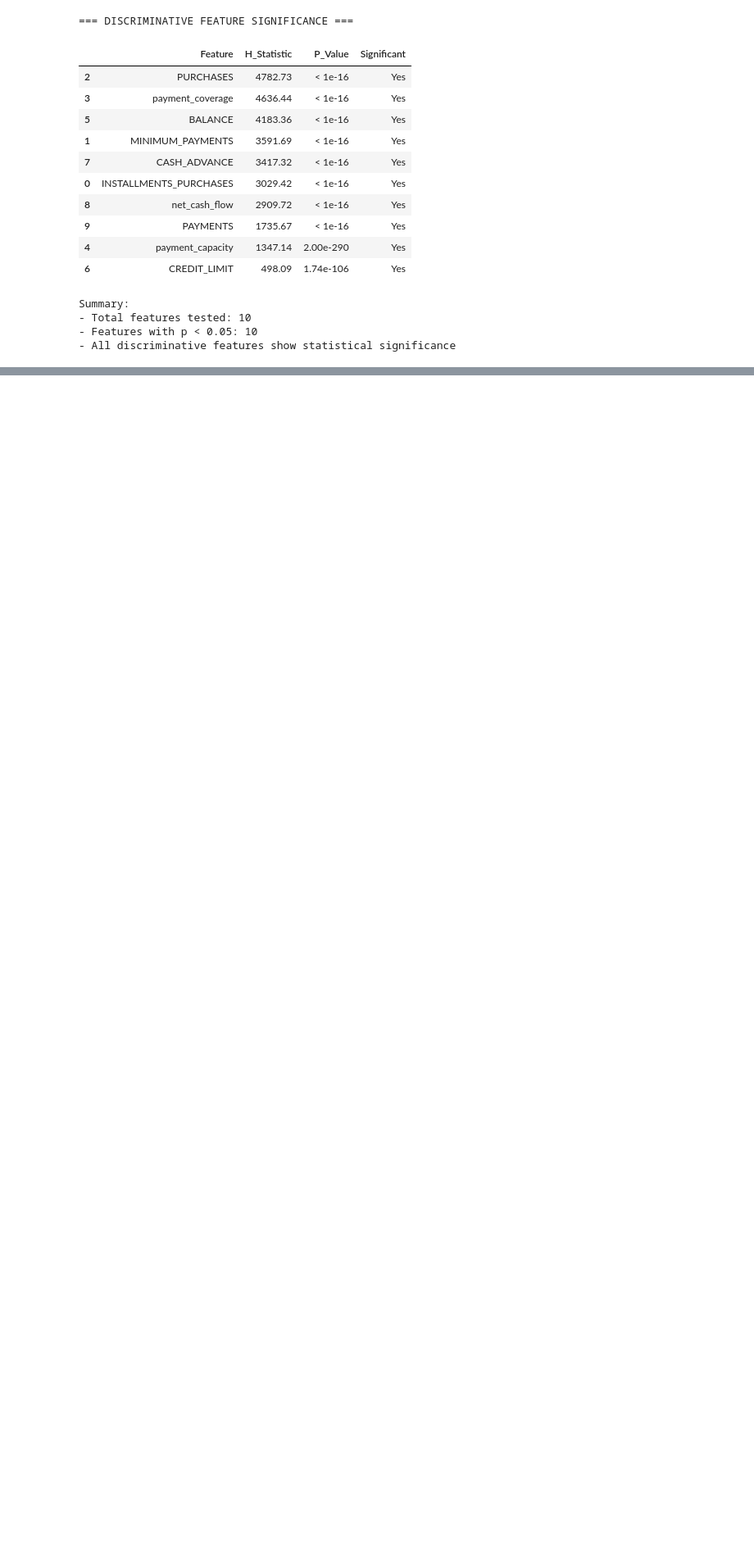
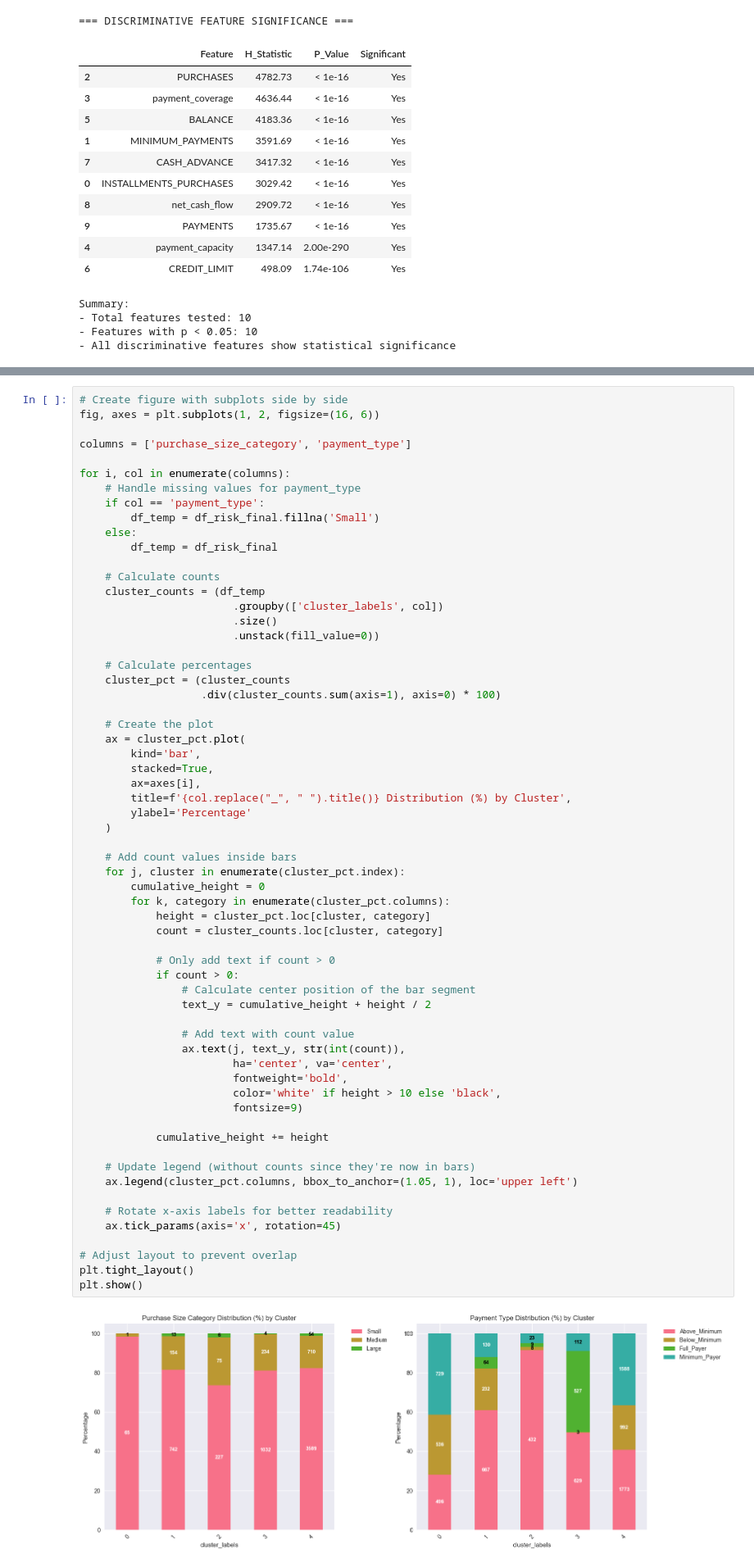
Before and after one commit to ehicham95/credit_card_insurance_use, a Jupyter notebook: credit_card_users_segmentation.ipynb, the cells around one changed output, grey strips where cells are left out. Shown at 82% size. Drawn from its saved outputs; the diff is of its cells as text; blank space fills up the shorter version.

```diff
--- a/credit_card_users_segmentation.ipynb
+++ b/credit_card_users_segmentation.ipynb
@@ -921,2 +934,66 @@ display(cluster_summary)
+# %%
+# Create figure with subplots side by side
+fig, axes = plt.subplots(1, 2, figsize=(16, 6))
+
+columns = ['purchase_size_category', 'payment_type']
+
+for i, col in enumerate(columns):
+    # Handle missing values for payment_type
+    if col == 'payment_type':
+        df_temp = df_risk_final.fillna('Small')
+    else:
+        df_temp = df_risk_final
+
+    # Calculate counts
+    cluster_counts = (df_temp
+                        .groupby(['cluster_labels', col])
+                        .size()
+                        .unstack(fill_value=0))
+
+    # Calculate percentages
+    cluster_pct = (cluster_counts
+                   .div(cluster_counts.sum(axis=1), axis=0) * 100)
+
+    # Create the plot
+    ax = cluster_pct.plot(
+        kind='bar',
+        stacked=True,
+        ax=axes[i],
+        title=f'{col.replace("_", " ").title()} Distribution (%) by Cluster',
+        ylabel='Percentage'
+    )
+
+    # Add count values inside bars
+    for j, cluster in enumerate(cluster_pct.index):
+        cumulative_height = 0
+        for k, category in enumerate(cluster_pct.columns):
+            height = cluster_pct.loc[cluster, category]
+            count = cluster_counts.loc[cluster, category]
+
+            # Only add text if count > 0
+            if count > 0:
+                # Calculate center position of the bar segment
+                text_y = cumulative_height + height / 2
+
+                # Add text with count value
+                ax.text(j, text_y, str(int(count)),
+                        ha='center', va='center',
+                        fontweight='bold',
+                        color='white' if height > 10 else 'black',
+                        fontsize=9)
+
+            cumulative_height += height
+
+    # Update legend (without counts since they're now in bars)
+    ax.legend(cluster_pct.columns, bbox_to_anchor=(1.05, 1), loc='upper left')
+
+    # Rotate x-axis labels for better readability
+    ax.tick_params(axis='x', rotation=45)
+
+# Adjust layout to prevent overlap
+plt.tight_layout()
+plt.show()
+# %% [output]
+[figure, added]
 # %% [markdown]
 ## 🏷️ **Customer Segment Behavioral Profiles**
```
Also changed, not shown: parts of 42 cells of this notebook, 13 other files.
